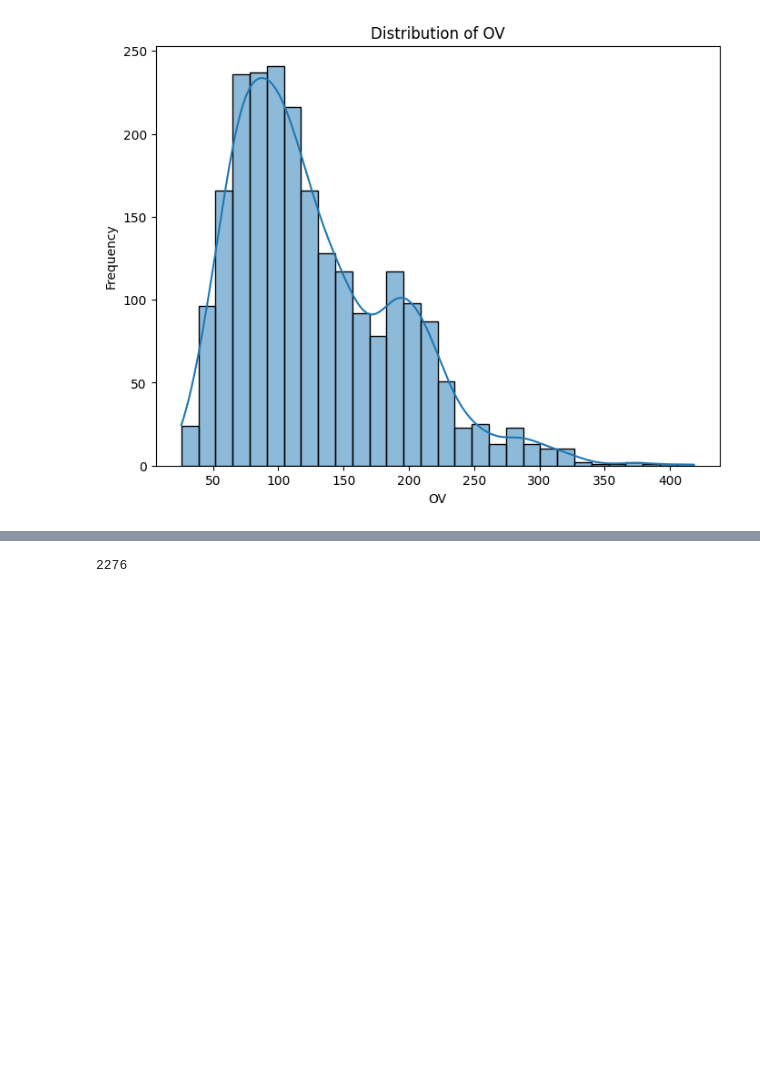
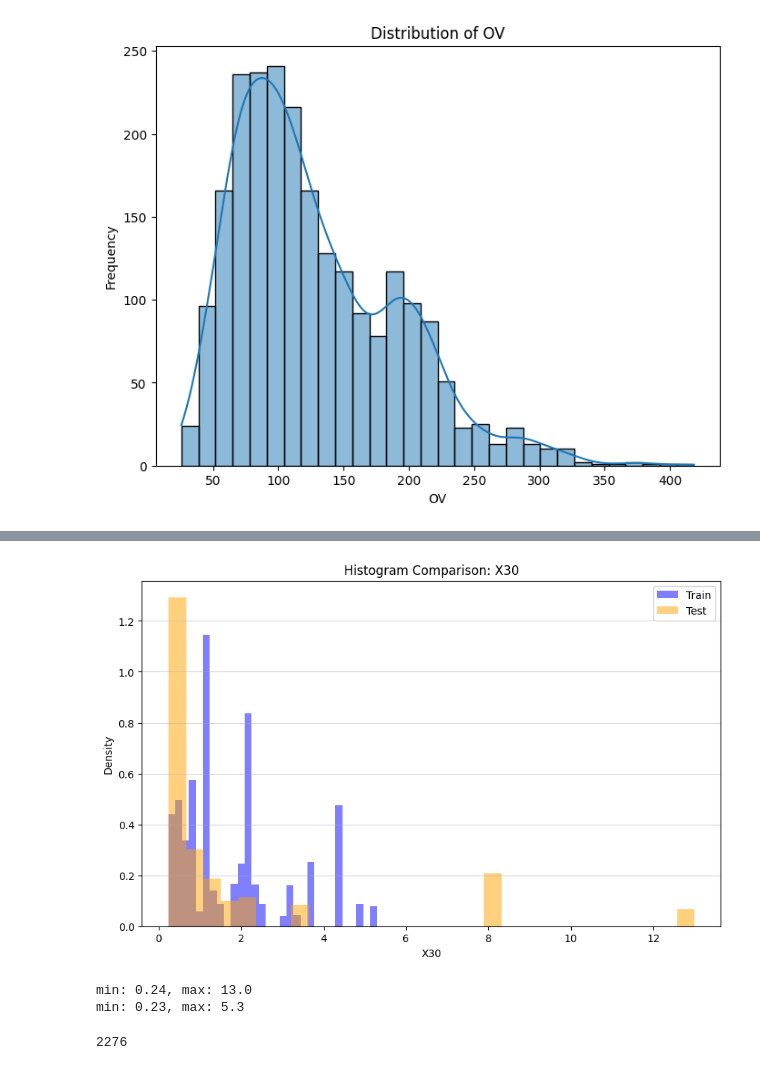
Before and after one commit to asa-neko/SCM_Final_Report, a Jupyter notebook: test.ipynb, the cells around one changed output, grey strips where cells are left out. Drawn from its saved outputs; the diff is of its cells as text; code cells hidden in the pictures; blank space fills up the shorter version.

```diff
--- a/test.ipynb
+++ b/test.ipynb
@@ -50,3 +101,31 @@ plt.show()
+# %%
+import matplotlib.pyplot as plt
+
+split_point = 1776
+train = df.iloc[:split_point]      # 学習データ全体
+test = df.iloc[split_point:2276]   # テストデータ全体
+
+# 見たい変数
+target_col = 'X30'
+
+plt.figure(figsize=(10, 6))
+
+plt.hist(train[target_col], bins=30, alpha=0.5, label='Train', density=True, color='blue')
+plt.hist(test[target_col], bins=30, alpha=0.5, label='Test', density=True, color='orange')
+
+plt.title(f'Histogram Comparison: {target_col}')
+plt.xlabel(target_col)
+plt.ylabel('Density') # density=Trueにしたので縦軸は割合(密度)
+plt.legend() # 凡例を表示
+plt.grid(axis='y', alpha=0.5)
+
+plt.show()
+print(f"min: {test[target_col].min()}, max: {test[target_col].max()}")
+print(f"min: {train[target_col].min()}, max: {train[target_col].max()}")
+# %% [output]
+[figure, added]
+min: 0.24, max: 13.0
+min: 0.23, max: 5.3
 # %%
 df = df[['X30', 'X83', 'X2', 'X33', 'process_end_time', 'final_mes_time'] + [target]]  # 必要な列だけに絞る
 # %%
```
Also changed, not shown: parts of 2 cells of this notebook.
